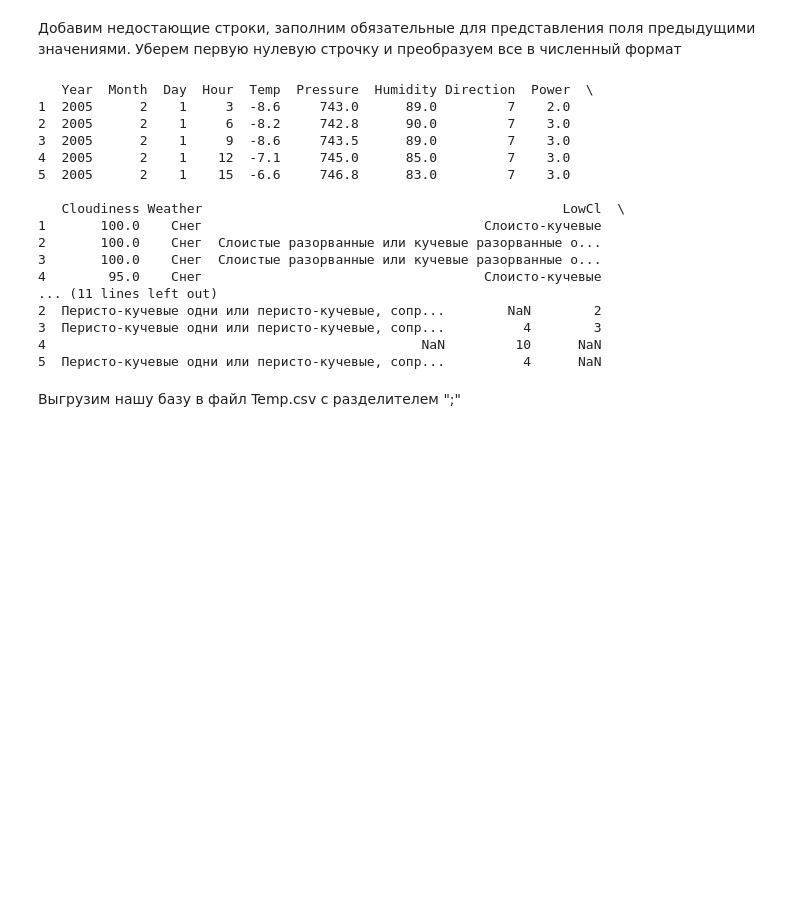
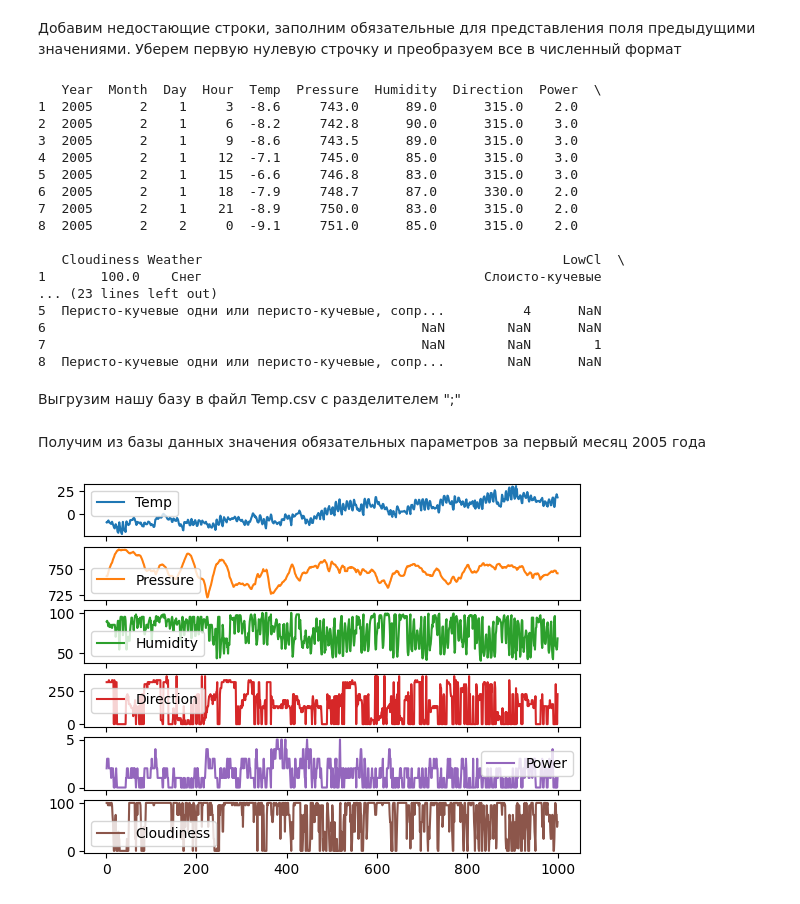
Before and after one commit to phrog-rgb/Weather_project, a Jupyter notebook: main.ipynb, the cells around one changed output. Drawn from its saved outputs; the diff is of its cells as text; code cells hidden in the pictures; blank space fills up the shorter version.

```diff
--- a/main.ipynb
+++ b/main.ipynb
@@ -98,3 +108,25 @@ df = pd.read_csv('DataBase.csv',
+# %%
+direction_mapping = {
+    0: 0,
+    1: 90,
+    2: 60,
+    3: 45,
+    4: 30,
+    5: 360,
+    6: 330,
+    7: 315,
+    8: 300,
+    9: 270,
+    10: 240,
+    11: 225,
+    12: 210,
+    13: 180,
+    14: 150,
+    15: 135,
+    16: 120
+}
+
+df['Direction'] = df['Direction'].map(direction_mapping)
 # %% [markdown]
 Добавим недостающие строки, заполним обязательные для представления поля предыдущими значениями. Уберем первую нулевую строчку и преобразуем все в численный формат
 # %%
@@ -108,26 +140,36 @@ df = df[1:len(df)]
 for col in df.columns:
     df[col] = to_numeric_with_exceptions(df[col])
 
-print(df.head())
+print(df.head(8))
 # %% [output]
-   Year  Month  Day  Hour  Temp  Pressure  Humidity Direction  Power  \
-1  2005      2    1     3  -8.6     743.0      89.0         7    2.0
-2  2005      2    1     6  -8.2     742.8      90.0         7    3.0
-3  2005      2    1     9  -8.6     743.5      89.0         7    3.0
-4  2005      2    1    12  -7.1     745.0      85.0         7    3.0
-5  2005      2    1    15  -6.6     746.8      83.0         7    3.0
+   Year  Month  Day  Hour  Temp  Pressure  Humidity  Direction  Power  \
+1  2005      2    1     3  -8.6     743.0      89.0      315.0    2.0
+2  2005      2    1     6  -8.2     742.8      90.0      315.0    3.0
+3  2005      2    1     9  -8.6     743.5      89.0      315.0    3.0
+4  2005      2    1    12  -7.1     745.0      85.0      315.0    3.0
+5  2005      2    1    15  -6.6     746.8      83.0      315.0    3.0
+6  2005      2    1    18  -7.9     748.7      87.0      330.0    2.0
+7  2005      2    1    21  -8.9     750.0      83.0      315.0    2.0
+8  2005      2    2     0  -9.1     751.0      85.0      315.0    2.0
 
    Cloudiness Weather                                              LowCl  \
 1       100.0    Снег                                    Слоисто-кучевые
-2       100.0    Снег  Слоистые разорванные или кучевые разорванные о...
-3       100.0    Снег  Слоистые разорванные или кучевые разорванные о...
-4        95.0    Снег                                    Слоисто-кучевые
-... (11 lines left out)
-2  Перисто-кучевые одни или перисто-кучевые, сопр...        NaN        2
-3  Перисто-кучевые одни или перисто-кучевые, сопр...          4        3
-4                                                NaN         10      NaN
+... (23 lines left out)
 5  Перисто-кучевые одни или перисто-кучевые, сопр...          4      NaN
+6                                                NaN        NaN      NaN
+7                                                NaN        NaN        1
+8  Перисто-кучевые одни или перисто-кучевые, сопр...        NaN      NaN
 # %% [markdown]
 Выгрузим нашу базу в файл Temp.csv с разделителем ";"
 # %%
 df.to_csv('Temp.csv', sep=';')
+# %% [markdown]
+Получим из базы данных значения обязательных параметров за первый месяц 2005 года
+# %%
+plot_cols = ['Temp', 'Pressure', 'Humidity','Direction', 'Power', 'Cloudiness']
+
+plot_features = df[plot_cols][:1000]
+plot_features.index = df.index[:1000]
+_ = plot_features.plot(subplots=True)
+# %% [output]
+[figure, added]
```
Also changed, not shown: parts of 12 cells of this notebook, 3 other files.
